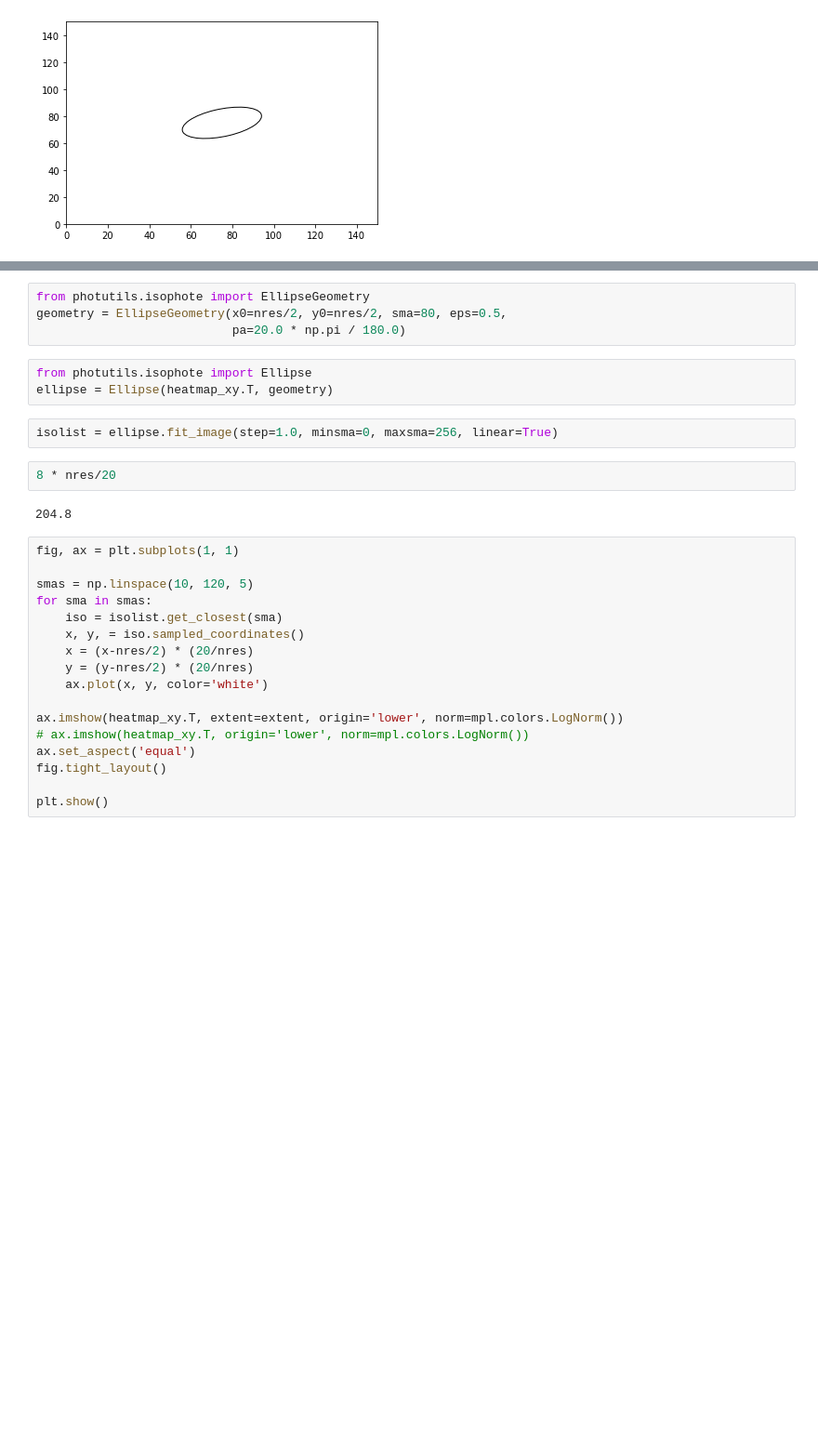
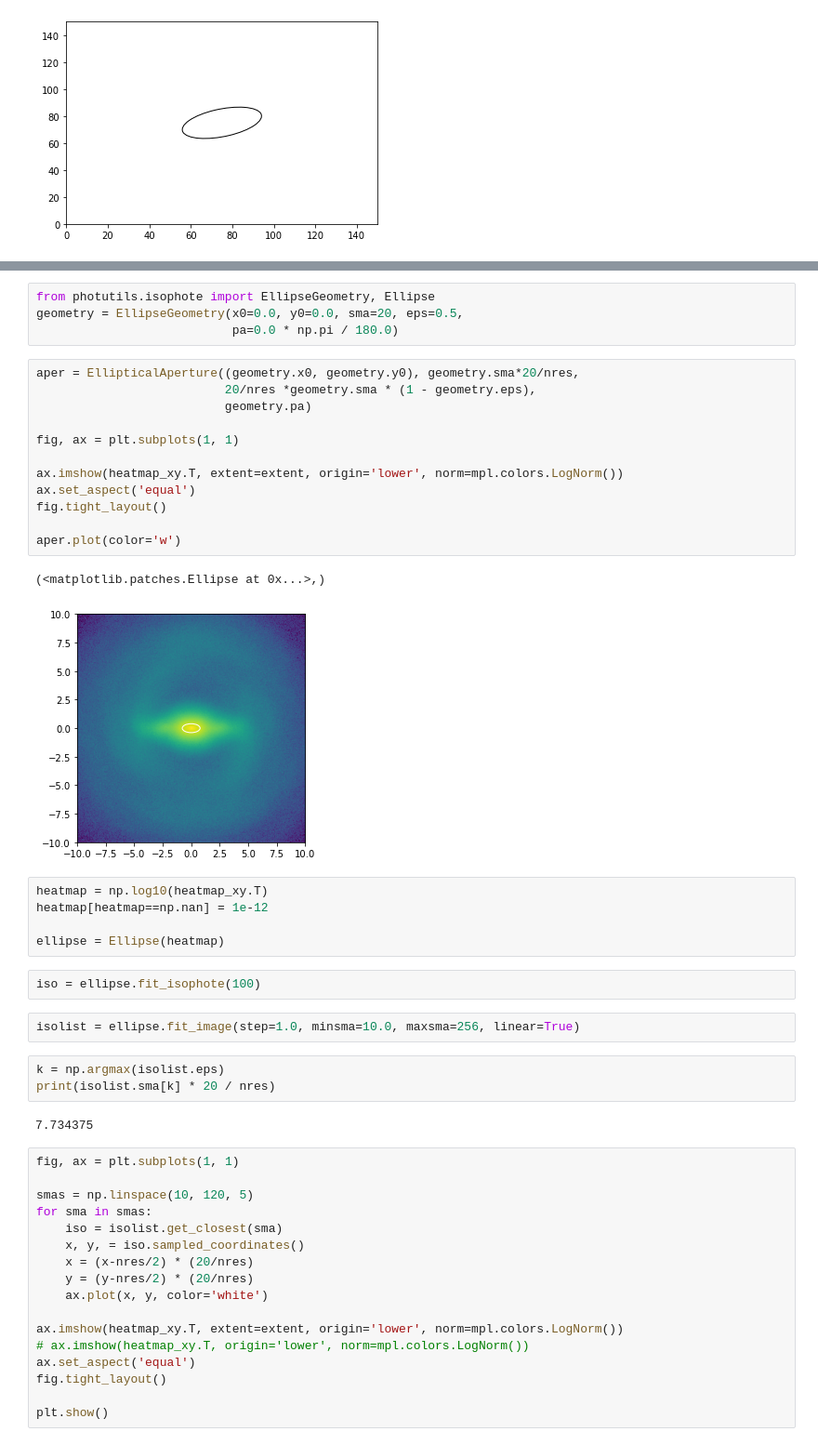
Before and after one commit to gusbeane/gasbar, a Jupyter notebook: dev/notebooks/ellipticity.ipynb, the cells around one changed output, grey strips where cells are left out. Shown at 93% size. Saved outputs shown, nothing was run; the diff lists cells and outputs as text; blank space fills up the shorter version.

```diff
--- a/dev/notebooks/ellipticity.ipynb
+++ b/dev/notebooks/ellipticity.ipynb
@@ -78,16 +106,36 @@ plt.show()
 # %%
-from photutils.isophote import EllipseGeometry
-geometry = EllipseGeometry(x0=nres/2, y0=nres/2, sma=80, eps=0.5,
-                           pa=20.0 * np.pi / 180.0)
+from photutils.isophote import EllipseGeometry, Ellipse
+geometry = EllipseGeometry(x0=0.0, y0=0.0, sma=20, eps=0.5,
+                           pa=0.0 * np.pi / 180.0)
+# %%
+aper = EllipticalAperture((geometry.x0, geometry.y0), geometry.sma*20/nres,
+                          20/nres *geometry.sma * (1 - geometry.eps),
+                          geometry.pa)
+
+fig, ax = plt.subplots(1, 1)
+
+ax.imshow(heatmap_xy.T, extent=extent, origin='lower', norm=mpl.colors.LogNorm())
+ax.set_aspect('equal')
+fig.tight_layout()
+
+aper.plot(color='w')
+# %% [output]
+(<matplotlib.patches.Ellipse at 0x...>,)
+[figure, added]
 # %%
-from photutils.isophote import Ellipse
-ellipse = Ellipse(heatmap_xy.T, geometry)
+heatmap = np.log10(heatmap_xy.T)
+heatmap[heatmap==np.nan] = 1e-12
+
+ellipse = Ellipse(heatmap)
+# %%
+iso = ellipse.fit_isophote(100)
 # %%
-isolist = ellipse.fit_image(step=1.0, minsma=0, maxsma=256, linear=True)
+isolist = ellipse.fit_image(step=1.0, minsma=10.0, maxsma=256, linear=True)
 # %%
-8 * nres/20
+k = np.argmax(isolist.eps)
+print(isolist.sma[k] * 20 / nres)
 # %% [output]
-204.8
+7.734375
 # %%
 fig, ax = plt.subplots(1, 1)
 
```
Also changed, not shown: parts of 12 cells of this notebook, 5 other files.
